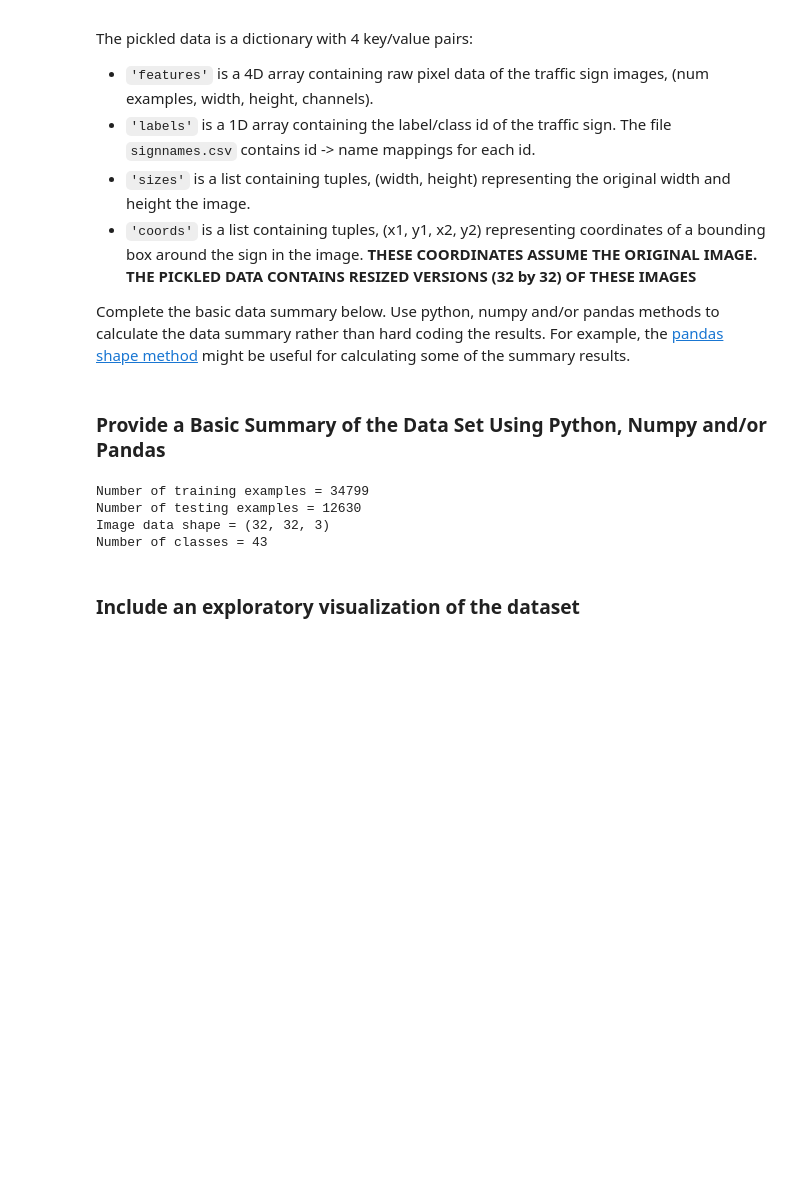
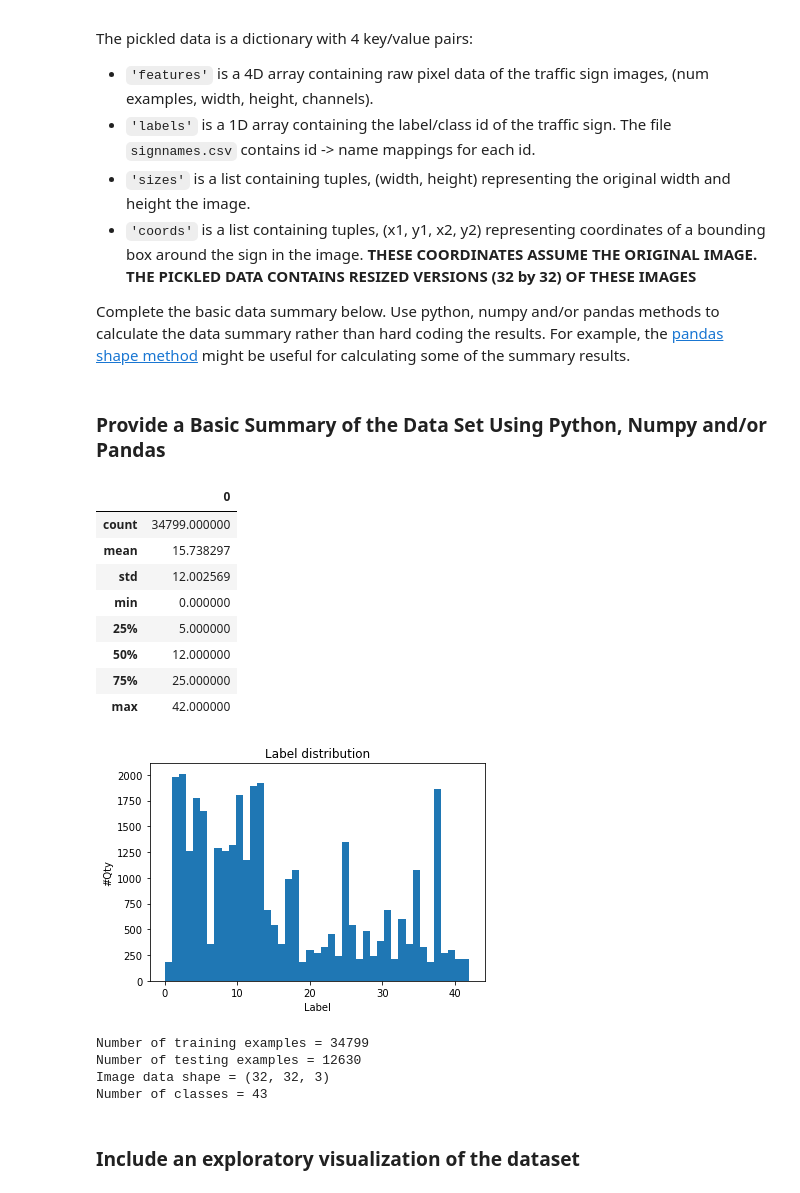
Before and after one commit to ricardo-0x07/CarND-Traffic-Sign-Classifier-Project, a Jupyter notebook: Traffic_Sign_Classifier.ipynb, the cells around one changed output. Cells and saved outputs as stored; diff of their text form; code cells hidden in the pictures; blank space fills up the shorter version.

```diff
--- a/Traffic_Sign_Classifier.ipynb
+++ b/Traffic_Sign_Classifier.ipynb
@@ -63,8 +68,10 @@ assert(len(X_train) == len(y_train))
 assert(len(X_valid) == len(y_valid))
 assert(len(X_test) == len(y_test))
 
+y_train_df = pd.DataFrame(data=y_train)
 print()
 print("Image Shape: {}".format(X_train[0].shape))
+print("Image type: {}".format(y_train[:5]))
 print()
 print("Training Set:   {} samples".format(len(X_train)))
 print("Validation Set: {} samples".format(len(X_valid)))
@@ -99,28 +108,48 @@ def load_signname_data(path=''):
 # %%
 ### Replace each question mark with the appropriate value.
 ### Use python, pandas or numpy methods rather than hard coding the results
 
 # TODO: Number of training examples
 n_train = len(X_train)
 
 # TODO: Number of validation examples
 n_validation = len(X_valid)
 
 # TODO: Number of testing examples.
 n_test = len(X_test)
 
 # TODO: What's the shape of an traffic sign image?
 image_shape = X_train[0].shape
 
 # TODO: How many unique classes/labels there are in the dataset.
 signname_data = load_signname_data()
 n_classes = signname_data.shape[0]
+display(y_train_df.describe())
+
+fig=plt.figure()
+visual = fig.add_subplot(1,1,1)
+visual.hist(y_train_df, bins = 43)
+plt.title('Label distribution')
+plt.xlabel('Label')
+plt.ylabel('#Qty')
+plt.show()
+
 
 print("Number of training examples =", n_train)
 print("Number of testing examples =", n_test)
 print("Image data shape =", image_shape)
 print("Number of classes =", n_classes)
 # %% [output]
+|  | 0 |
+| count | 34799.000000 |
+| mean | 15.738297 |
+| std | 12.002569 |
+| min | 0.000000 |
+| 25% | 5.000000 |
+| 50% | 12.000000 |
+| 75% | 25.000000 |
+| max | 42.000000 |
+[figure, added]
 Number of training examples = 34799
 Number of testing examples = 12630
 Image data shape = (32, 32, 3)
```
Also changed, not shown: parts of 15 cells of this notebook, 9 other files.
